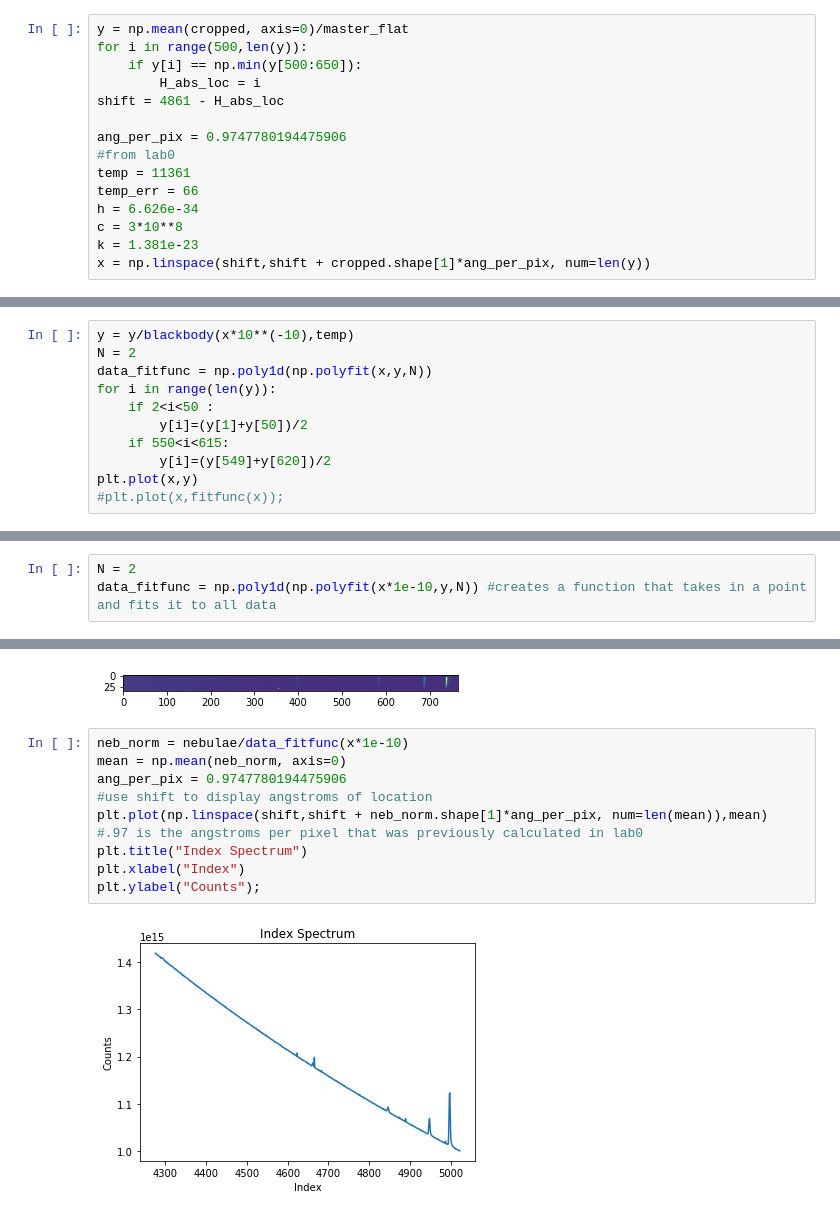
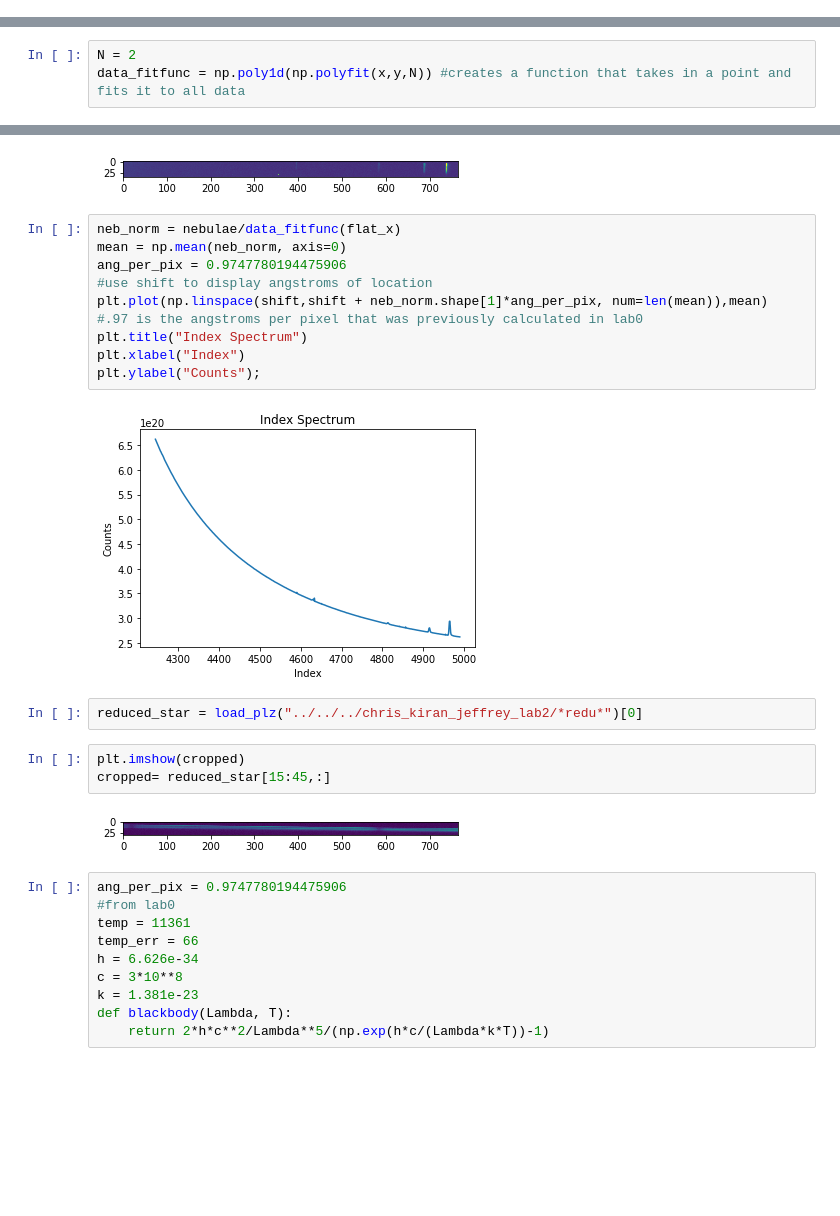
Before and after one commit to astro-kjc/AST443, a Jupyter notebook: Lab2/Lab2_normaliztion.ipynb, the cells around one changed output, grey strips where cells are left out. Cells and saved outputs as stored; diff of their text form; blank space fills up the shorter version.

Commit message:
put new data in, still looks bad

```diff
--- a/Lab2/Lab2_normaliztion.ipynb
+++ b/Lab2/Lab2_normaliztion.ipynb
@@ -67,15 +37,0 @@ flat_fitfunc = np.poly1d(np.polyfit(x, np.mean(flat_crop, axis=0),N))
-# %%
-y = np.mean(cropped, axis=0)/master_flat
-for i in range(500,len(y)):
-    if y[i] == np.min(y[500:650]):
-        H_abs_loc = i
-shift = 4861 - H_abs_loc
-
-ang_per_pix = 0.9747780194475906
-#from lab0
-temp = 11361
-temp_err = 66
-h = 6.626e-34
-c = 3*10**8
-k = 1.381e-23
-x = np.linspace(shift,shift + cropped.shape[1]*ang_per_pix, num=len(y))
@@ -93,11 +37,0 @@ y[500]/blackbody( x[500]*10**(-10),temp)
-# %%
-y = y/blackbody(x*10**(-10),temp)
-N = 2
-data_fitfunc = np.poly1d(np.polyfit(x,y,N))
-for i in range(len(y)):
-    if 2<i<50 :
-        y[i]=(y[1]+y[50])/2
-    if 550<i<615:
-        y[i]=(y[549]+y[620])/2
-plt.plot(x,y)
-#plt.plot(x,fitfunc(x));
@@ -107,3 +38,3 @@ plt.plot(x,y)
 # %%
 N = 2
-data_fitfunc = np.poly1d(np.polyfit(x*1e-10,y,N)) #creates a function that takes in a point and fits it to all data
+data_fitfunc = np.poly1d(np.polyfit(x,y,N)) #creates a function that takes in a point and fits it to all data
@@ -125,14 +51,31 @@ plt.imshow(nebulae, norm=LogNorm(vmin=8e3, vmax=1e4));
 # %% [output]
 [figure]
 # %%
-neb_norm = nebulae/data_fitfunc(x*1e-10)
+neb_norm = nebulae/data_fitfunc(flat_x)
 mean = np.mean(neb_norm, axis=0)
 ang_per_pix = 0.9747780194475906
 #use shift to display angstroms of location
 plt.plot(np.linspace(shift,shift + neb_norm.shape[1]*ang_per_pix, num=len(mean)),mean)
 #.97 is the angstroms per pixel that was previously calculated in lab0
 plt.title("Index Spectrum")
 plt.xlabel("Index")
 plt.ylabel("Counts");
 # %% [output]
-[figure, old version]
+[figure, new version]
+# %%
+reduced_star = load_plz("../../../chris_kiran_jeffrey_lab2/*redu*")[0]
+# %%
+plt.imshow(cropped)
+cropped= reduced_star[15:45,:]
+# %% [output]
+[figure, added]
+# %%
+ang_per_pix = 0.9747780194475906
+#from lab0
+temp = 11361
+temp_err = 66
+h = 6.626e-34
+c = 3*10**8
+k = 1.381e-23
+def blackbody(Lambda, T):
+    return 2*h*c**2/Lambda**5/(np.exp(h*c/(Lambda*k*T))-1)
```
Also changed, not shown: parts of 14 cells of this notebook.
